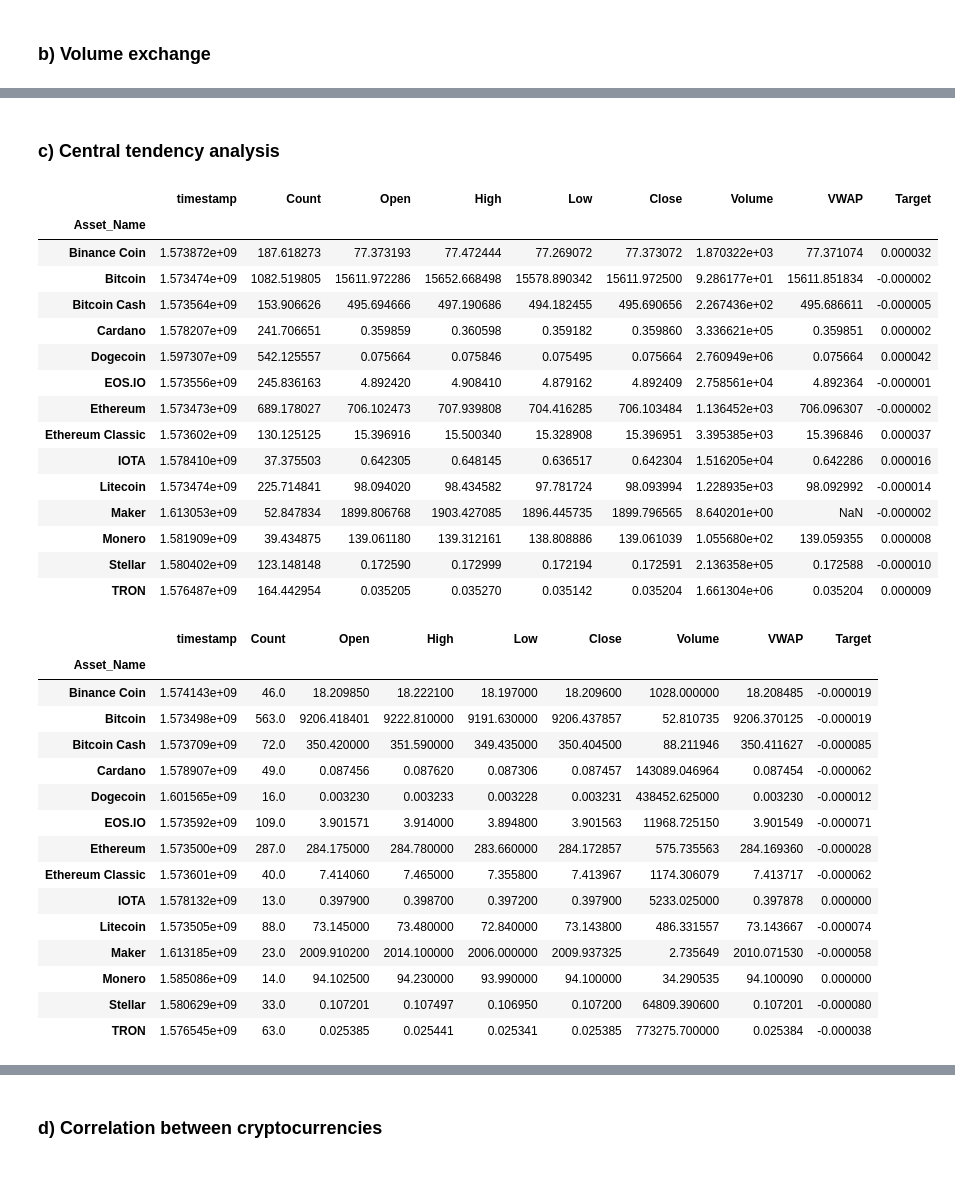
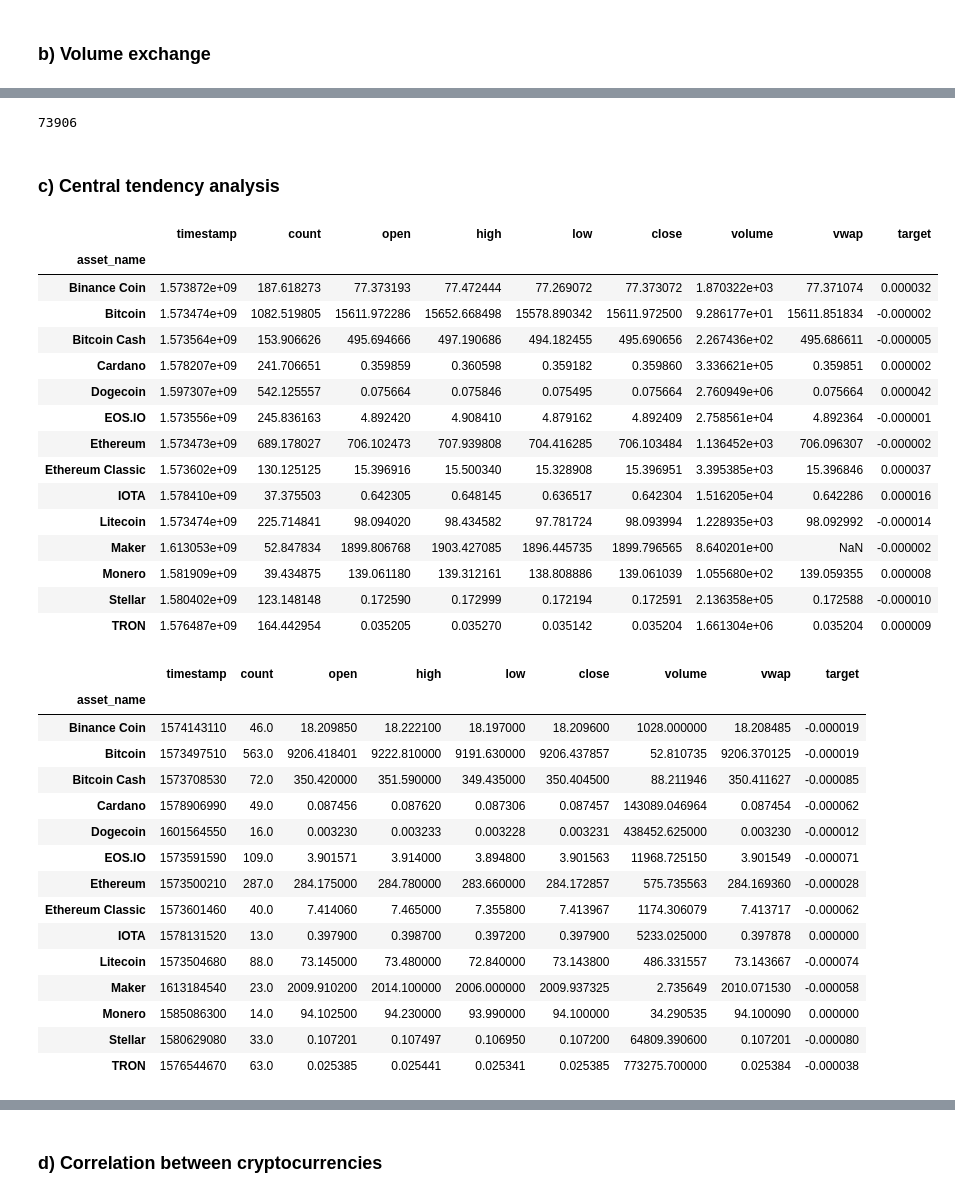
Before and after one commit to Sylvariane/Kaggle_cryptocurrencies_forecasting, a Jupyter notebook: P08_01_notebook.ipynb, the cells around one changed output, grey strips where cells are left out. Saved outputs shown, nothing was run; the diff lists cells and outputs as text; code cells hidden in the pictures.

```diff
--- a/P08_01_notebook.ipynb
+++ b/P08_01_notebook.ipynb
@@ -129,5 +131,9 @@ df = df[["timestamp", "Asset_Name", "Count",
          "Open", "High", "Low",
          "Close", "Volume", "VWAP",
          "Target"]]
+df.columns = ["timestamp", "asset_name", "count",
+              "open", "high", "low",
+              "close", "volume", "vwap",
+              "target"]
 df.head()
 # %% [output]
@@ -279,10 +341,19 @@ vol_traded(tron[-50:], "TRON", color="Red")
+# %%
+del binance, btc, btc_cash,\
+    cardano, dogecoin, eos,\
+    eth, eth_classic, iota,\
+    litecoin, maker, monero,\
+    stellar, tron
+gc.collect()
+# %% [output]
+73906
 # %% [markdown]
 ### c) Central tendency analysis
 # %%
-df.groupby("Asset_Name").mean()
+df.groupby("asset_name").mean()
 # %% [output]
-|  | timestamp | Count | Open | High | Low | Close | Volume | VWAP | Target |
-| Asset_Name |  |  |  |  |  |  |  |  |  |
+|  | timestamp | count | open | high | low | close | volume | vwap | target |
+| asset_name |  |  |  |  |  |  |  |  |  |
 | Binance Coin | 1.573872e+09 | 187.618273 | 77.373193 | 77.472444 | 77.269072 | 77.373072 | 1.870322e+03 | 77.371074 | 0.000032 |
 | Bitcoin | 1.573474e+09 | 1082.519805 | 15611.972286 | 15652.668498 | 15578.890342 | 15611.972500 | 9.286177e+01 | 15611.851834 | -0.000002 |
 | Bitcoin Cash | 1.573564e+09 | 153.906626 | 495.694666 | 497.190686 | 494.182455 | 495.690656 | 2.267436e+02 | 495.686611 | -0.000005 |
@@ -298,22 +369,22 @@ df.groupby("Asset_Name").mean()
 | Stellar | 1.580402e+09 | 123.148148 | 0.172590 | 0.172999 | 0.172194 | 0.172591 | 2.136358e+05 | 0.172588 | -0.000010 |
 | TRON | 1.576487e+09 | 164.442954 | 0.035205 | 0.035270 | 0.035142 | 0.035204 | 1.661304e+06 | 0.035204 | 0.000009 |
 # %%
-df.groupby("Asset_Name").median()
+df.groupby("asset_name").median()
 # %% [output]
-|  | timestamp | Count | Open | High | Low | Close | Volume | VWAP | Target |
-| Asset_Name |  |  |  |  |  |  |  |  |  |
-| Binance Coin | 1.574143e+09 | 46.0 | 18.209850 | 18.222100 | 18.197000 | 18.209600 | 1028.000000 | 18.208485 | -0.000019 |
-| Bitcoin | 1.573498e+09 | 563.0 | 9206.418401 | 9222.810000 | 9191.630000 | 9206.437857 | 52.810735 | 9206.370125 | -0.000019 |
-| Bitcoin Cash | 1.573709e+09 | 72.0 | 350.420000 | 351.590000 | 349.435000 | 350.404500 | 88.211946 | 350.411627 | -0.000085 |
-| Cardano | 1.578907e+09 | 49.0 | 0.087456 | 0.087620 | 0.087306 | 0.087457 | 143089.046964 | 0.087454 | -0.000062 |
-| Dogecoin | 1.601565e+09 | 16.0 | 0.003230 | 0.003233 | 0.003228 | 0.003231 | 438452.625000 | 0.003230 | -0.000012 |
-| EOS.IO | 1.573592e+09 | 109.0 | 3.901571 | 3.914000 | 3.894800 | 3.901563 | 11968.725150 | 3.901549 | -0.000071 |
-| Ethereum | 1.573500e+09 | 287.0 | 284.175000 | 284.780000 | 283.660000 | 284.172857 | 575.735563 | 284.169360 | -0.000028 |
-| Ethereum Classic | 1.573601e+09 | 40.0 | 7.414060 | 7.465000 | 7.355800 | 7.413967 | 1174.306079 | 7.413717 | -0.000062 |
-| IOTA | 1.578132e+09 | 13.0 | 0.397900 | 0.398700 | 0.397200 | 0.397900 | 5233.025000 | 0.397878 | 0.000000 |
-| Litecoin | 1.573505e+09 | 88.0 | 73.145000 | 73.480000 | 72.840000 | 73.143800 | 486.331557 | 73.143667 | -0.000074 |
-| Maker | 1.613185e+09 | 23.0 | 2009.910200 | 2014.100000 | 2006.000000 | 2009.937325 | 2.735649 | 2010.071530 | -0.000058 |
-| Monero | 1.585086e+09 | 14.0 | 94.102500 | 94.230000 | 93.990000 | 94.100000 | 34.290535 | 94.100090 | 0.000000 |
-| Stellar | 1.580629e+09 | 33.0 | 0.107201 | 0.107497 | 0.106950 | 0.107200 | 64809.390600 | 0.107201 | -0.000080 |
-| TRON | 1.576545e+09 | 63.0 | 0.025385 | 0.025441 | 0.025341 | 0.025385 | 773275.700000 | 0.025384 | -0.000038 |
+|  | timestamp | count | open | high | low | close | volume | vwap | target |
+| asset_name |  |  |  |  |  |  |  |  |  |
+| Binance Coin | 1574143110 | 46.0 | 18.209850 | 18.222100 | 18.197000 | 18.209600 | 1028.000000 | 18.208485 | -0.000019 |
+| Bitcoin | 1573497510 | 563.0 | 9206.418401 | 9222.810000 | 9191.630000 | 9206.437857 | 52.810735 | 9206.370125 | -0.000019 |
+| Bitcoin Cash | 1573708530 | 72.0 | 350.420000 | 351.590000 | 349.435000 | 350.404500 | 88.211946 | 350.411627 | -0.000085 |
+| Cardano | 1578906990 | 49.0 | 0.087456 | 0.087620 | 0.087306 | 0.087457 | 143089.046964 | 0.087454 | -0.000062 |
+| Dogecoin | 1601564550 | 16.0 | 0.003230 | 0.003233 | 0.003228 | 0.003231 | 438452.625000 | 0.003230 | -0.000012 |
+| EOS.IO | 1573591590 | 109.0 | 3.901571 | 3.914000 | 3.894800 | 3.901563 | 11968.725150 | 3.901549 | -0.000071 |
+| Ethereum | 1573500210 | 287.0 | 284.175000 | 284.780000 | 283.660000 | 284.172857 | 575.735563 | 284.169360 | -0.000028 |
+| Ethereum Classic | 1573601460 | 40.0 | 7.414060 | 7.465000 | 7.355800 | 7.413967 | 1174.306079 | 7.413717 | -0.000062 |
+| IOTA | 1578131520 | 13.0 | 0.397900 | 0.398700 | 0.397200 | 0.397900 | 5233.025000 | 0.397878 | 0.000000 |
+| Litecoin | 1573504680 | 88.0 | 73.145000 | 73.480000 | 72.840000 | 73.143800 | 486.331557 | 73.143667 | -0.000074 |
+| Maker | 1613184540 | 23.0 | 2009.910200 | 2014.100000 | 2006.000000 | 2009.937325 | 2.735649 | 2010.071530 | -0.000058 |
+| Monero | 1585086300 | 14.0 | 94.102500 | 94.230000 | 93.990000 | 94.100000 | 34.290535 | 94.100090 | 0.000000 |
+| Stellar | 1580629080 | 33.0 | 0.107201 | 0.107497 | 0.106950 | 0.107200 | 64809.390600 | 0.107201 | -0.000080 |
+| TRON | 1576544670 | 63.0 | 0.025385 | 0.025441 | 0.025341 | 0.025385 | 773275.700000 | 0.025384 | -0.000038 |
 # %%
```
Also changed, not shown: parts of 50 cells of this notebook.
